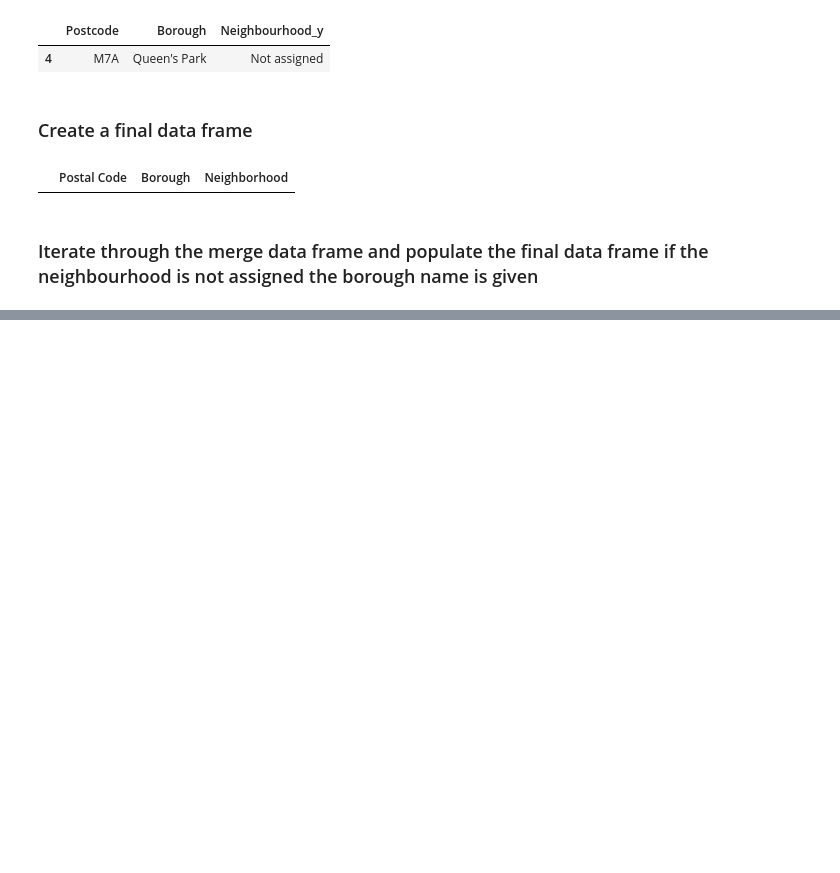
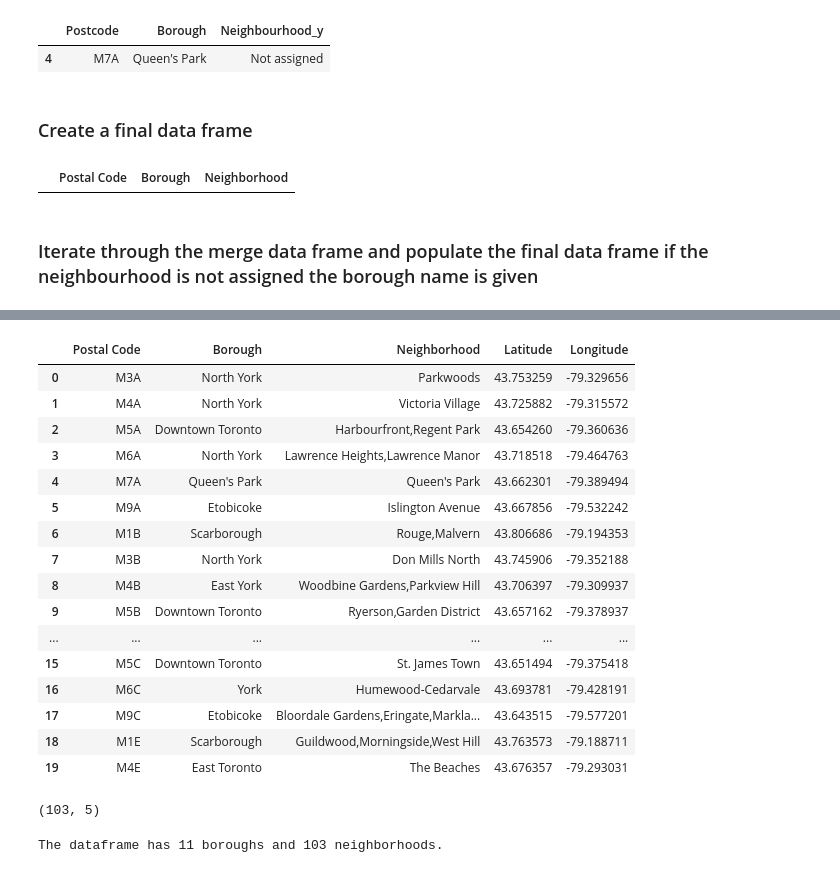
Before and after one commit to jgabreu/CapStone, a Jupyter notebook: CapStone week3-1.ipynb, the cells around one changed output, grey strips where cells are left out. Cells and saved outputs as stored; diff of their text form; code cells hidden in the pictures; blank space fills up the shorter version.

```diff
--- a/CapStone week3-1.ipynb
+++ b/CapStone week3-1.ipynb
@@ -4,5 +4,8 @@
 # %%
 import pandas as pd
 import numpy as np
+# %%
+pd.set_option('display.max_columns', None)
+pd.set_option('display.max_rows', None)
 # %% [markdown]
 ### Import data from IBM Watson data asset
@@ -17,0 +12,24 @@ import numpy as np
+# %%
+
+import types
+import pandas as pd
+from botocore.client import Config
+import ibm_boto3
+
+def __iter__(self): return 0
+
+# @hidden_cell
+# The following code accesses a file in your IBM Cloud Object Storage. It includes your credentials.
+# You might want to remove those credentials before you share the notebook.
+client_75203cb60a4e41d4bb1debcd2578d37c = ibm_boto3.client(service_name='s3',
+    ibm_api_key_id='egVDfx9dKedc5AVA4NtM9OUXvnMf2IvZd-ltlX7Pz3r6',
+    ibm_auth_endpoint="https://iam.cloud.ibm.com/oidc/token",
+    config=Config(signature_version='oauth'),
+    endpoint_url='https://s3-api.us-geo.objectstorage.service.networklayer.com')
+
+body = client_75203cb60a4e41d4bb1debcd2578d37c.get_object(Bucket='machinelearning-donotdelete-pr-7gneoytsamib8b',Key='toronto_postal_codes.csv')['Body']
+# add missing __iter__ method, so pandas accepts body as file-like object
+if not hasattr(body, "__iter__"): body.__iter__ = types.MethodType( __iter__, body )
+
+df_data_2 = pd.read_csv(body,';')
+df_data_2.head()
@@ -159,0 +189,7 @@ postal_codes_M
+# %%
+body = client_75203cb60a4e41d4bb1debcd2578d37c.get_object(Bucket='machinelearning-donotdelete-pr-7gneoytsamib8b',Key='Geospatial_Coordinates.csv')['Body']
+# add missing __iter__ method, so pandas accepts body as file-like object
+if not hasattr(body, "__iter__"): body.__iter__ = types.MethodType( __iter__, body )
+
+df_data_3 = pd.read_csv(body)
+df_data_3.head()
@@ -159,0 +203,33 @@ postal_codes_M
+# %%
+geodata_df = postal_codes_M.merge(df_data_3, left_on='Postal Code', right_on='Postal Code')
+geodata_df.head(20)
+# %% [output]
+|  | Postal Code | Borough | Neighborhood | Latitude | Longitude |
+| 0 | M3A | North York | Parkwoods | 43.753259 | -79.329656 |
+| 1 | M4A | North York | Victoria Village | 43.725882 | -79.315572 |
+| 2 | M5A | Downtown Toronto | Harbourfront,Regent Park | 43.654260 | -79.360636 |
+| 3 | M6A | North York | Lawrence Heights,Lawrence Manor | 43.718518 | -79.464763 |
+| 4 | M7A | Queen's Park | Queen's Park | 43.662301 | -79.389494 |
+| 5 | M9A | Etobicoke | Islington Avenue | 43.667856 | -79.532242 |
+| 6 | M1B | Scarborough | Rouge,Malvern | 43.806686 | -79.194353 |
+| 7 | M3B | North York | Don Mills North | 43.745906 | -79.352188 |
+| 8 | M4B | East York | Woodbine Gardens,Parkview Hill | 43.706397 | -79.309937 |
+| 9 | M5B | Downtown Toronto | Ryerson,Garden District | 43.657162 | -79.378937 |
+| ... | ... | ... | ... | ... | ... |
+| 15 | M5C | Downtown Toronto | St. James Town | 43.651494 | -79.375418 |
+| 16 | M6C | York | Humewood-Cedarvale | 43.693781 | -79.428191 |
+| 17 | M9C | Etobicoke | Bloordale Gardens,Eringate,Markla... | 43.643515 | -79.577201 |
+| 18 | M1E | Scarborough | Guildwood,Morningside,West Hill | 43.763573 | -79.188711 |
+| 19 | M4E | East Toronto | The Beaches | 43.676357 | -79.293031 |
+# %%
+geodata_df.shape
+# %% [output]
+(103, 5)
+# %%
+print('The dataframe has {} boroughs and {} neighborhoods.'.format(
+        len(geodata_df['Borough'].unique()),
+        geodata_df.shape[0]
+    )
+)
+# %% [output]
+The dataframe has 11 boroughs and 103 neighborhoods.
```
Also changed, not shown: parts of 55 cells of this notebook.
